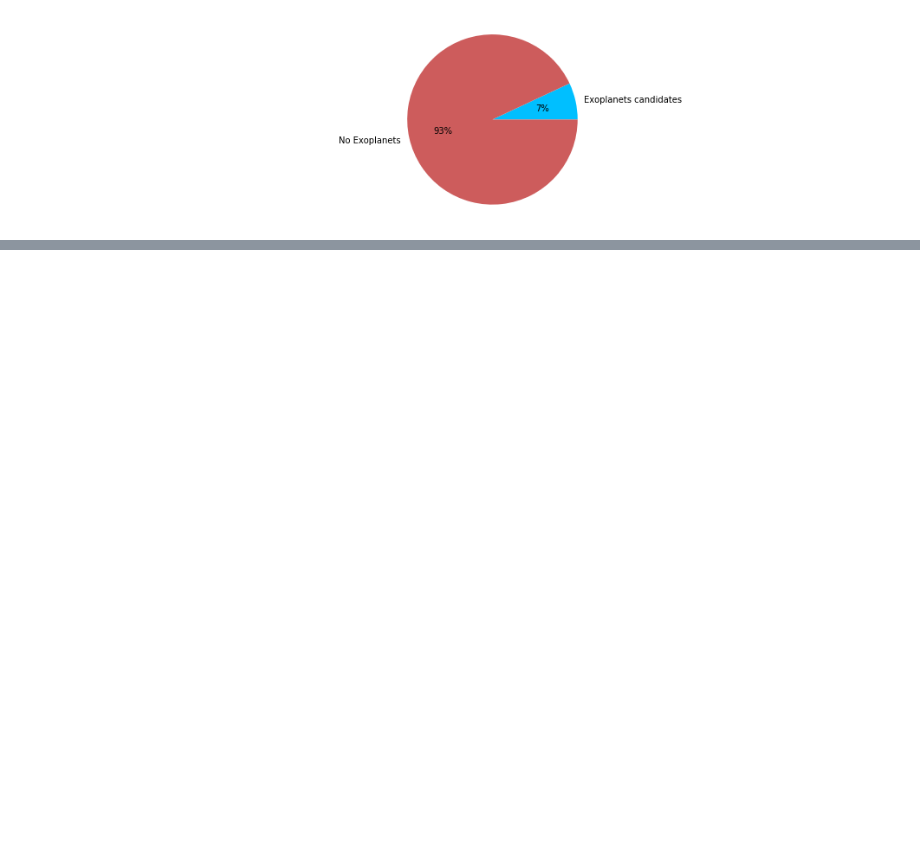
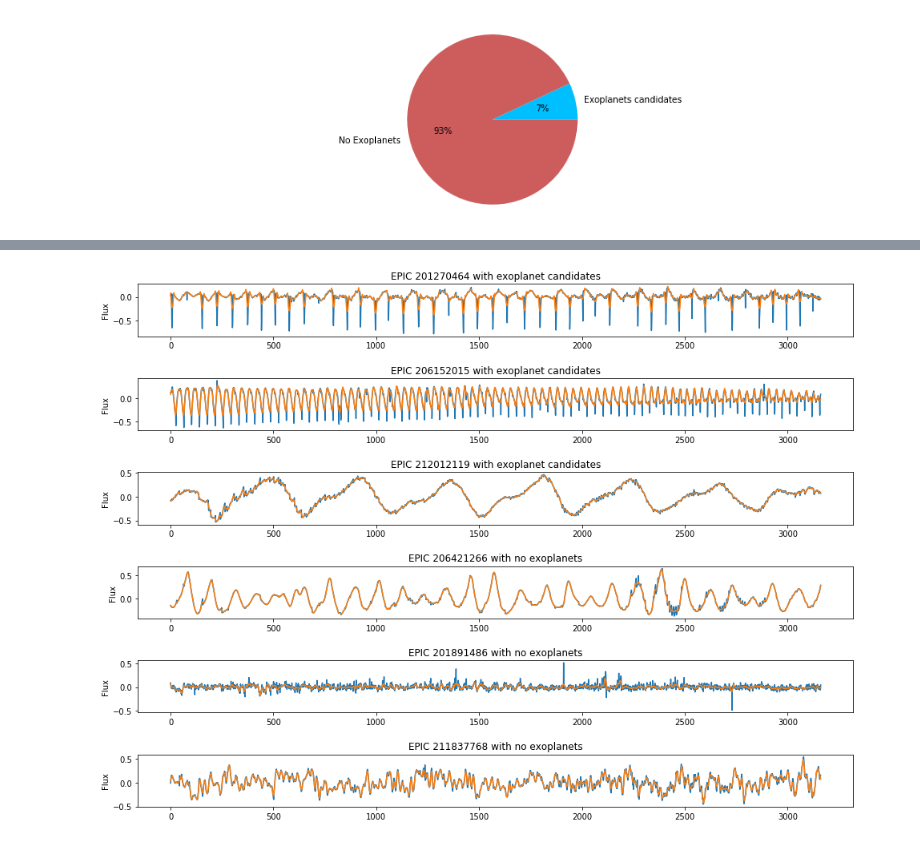
Before and after one commit to alexkapele/exoplanet-exploration, a Jupyter notebook: exoplanet_exploration.ipynb, the cells around one changed output, grey strips where cells are left out. Cells and saved outputs as stored; diff of their text form; code cells hidden in the pictures; blank space fills up the shorter version.

```diff
--- a/exoplanet_exploration.ipynb
+++ b/exoplanet_exploration.ipynb
@@ -322,0 +370,27 @@ plt.show()
+# %%
+from scipy.signal import savgol_filter
+
+window = 19
+poly = 2
+
+flux_norm_sg = flux_norm.apply(lambda row : savgol_filter(row, window, poly), axis = 1)
+# %%
+# Choose samples to visualise
+samples = [15,120,260,693,2057,3321]
+n_samples = len(samples)
+
+# Plot time-series data for the selected samples
+fig = plt.figure(figsize=(16,len(samples)*2))
+plt.subplots_adjust(hspace=0.8)
+
+for i in range(n_samples):
+    plt.subplot(n_samples,1,i+1)
+    plt.plot(flux_norm.iloc[samples[i]].values.tolist())
+    plt.plot(flux_norm_sg[samples[i]])
+    plt.ylabel('Flux')
+    title = '{} with exoplanet candidates'.format(labels.iloc[samples[i]].name) if labels.iloc[samples[i]].label == 1 else '{} with no exoplanets'.format(labels.iloc[samples[i]].name)
+    plt.title(title)
+
+plt.show()
+# %% [output]
+[figure, added]
```
Also changed, not shown: parts of 6 cells of this notebook.
